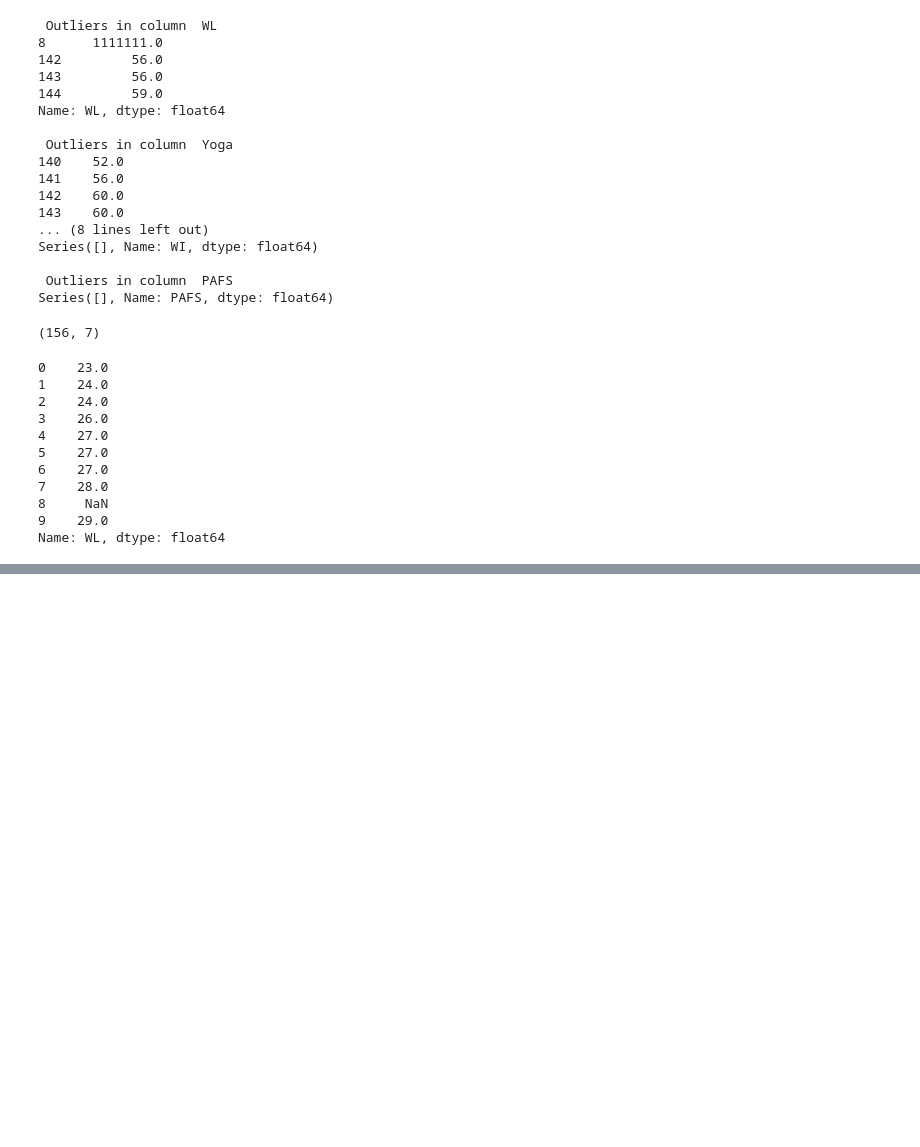
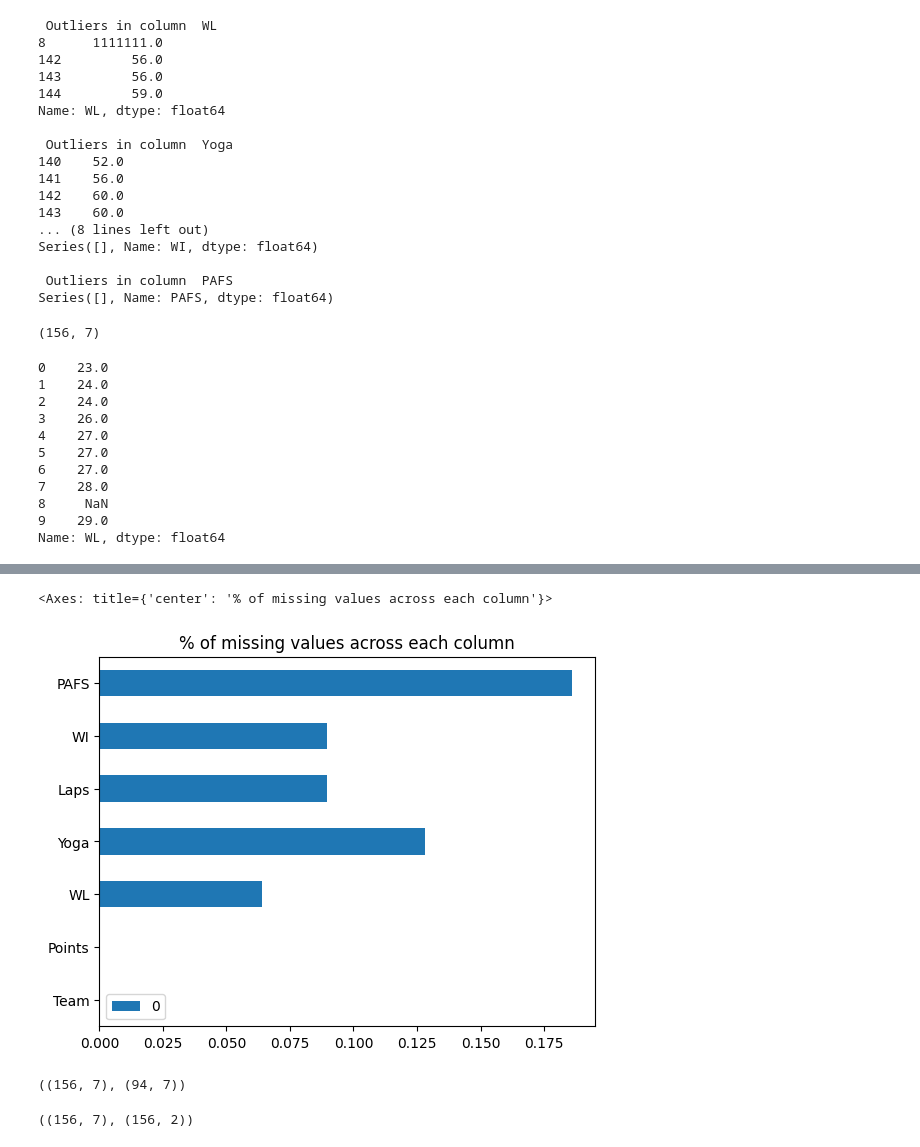
Before and after one commit to sk-aili/sports-analytics-2, a Jupyter notebook: lib/polynomial_regression.ipynb, the cells around one changed output, grey strips where cells are left out. Drawn from its saved outputs; the diff is of its cells as text; code cells hidden in the pictures; blank space fills up the shorter version.

```diff
--- a/lib/polynomial_regression.ipynb
+++ b/lib/polynomial_regression.ipynb
@@ -207,3 +207,8 @@ df_clean['WL'].head(10)
 8     NaN
 9    29.0
 Name: WL, dtype: float64
+# %%
+ncounts = pd.DataFrame([df_clean.isna().mean()]).T
+# %%
+ncounts = ncounts.rename(columns={1:'data_missing'})
+ncounts
@@ -209,0 +224,17 @@ Name: WL, dtype: float64
+# %%
+# plot of missing value in each column
+ncounts.plot(kind= 'barh', title= '% of missing values across each column')
+# %% [output]
+<Axes: title={'center': '% of missing values across each column'}>
+[figure, added]
+# %%
+# let's compare
+# if we have to remove the rows with null values, what would be the shape of our dataframe
+df_clean.shape, df_clean.dropna(axis=0).shape
+# %% [output]
+((156, 7), (94, 7))
+# %%
+# if we have to remove the columns with null values, what would be the shape of our dataframe
+df_clean.shape, df_clean.dropna(axis=1).shape
+# %% [output]
+((156, 7), (156, 2))
```
Also changed, not shown: parts of 41 cells of this notebook.
